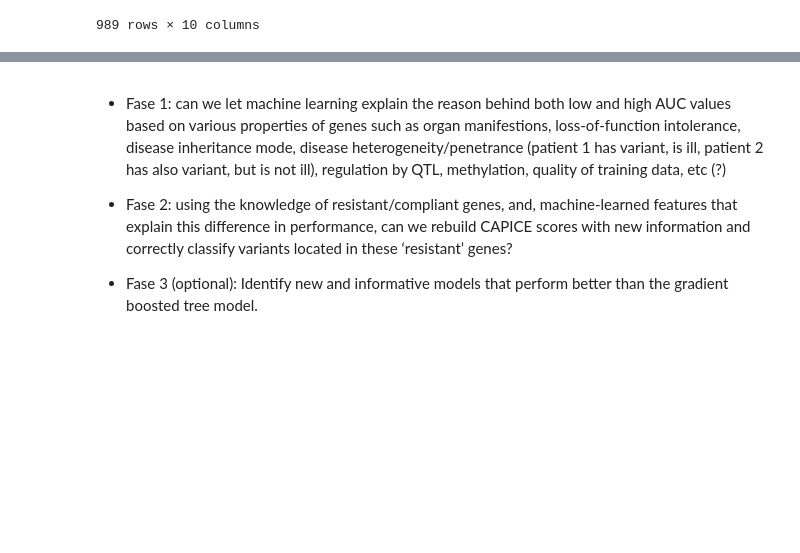
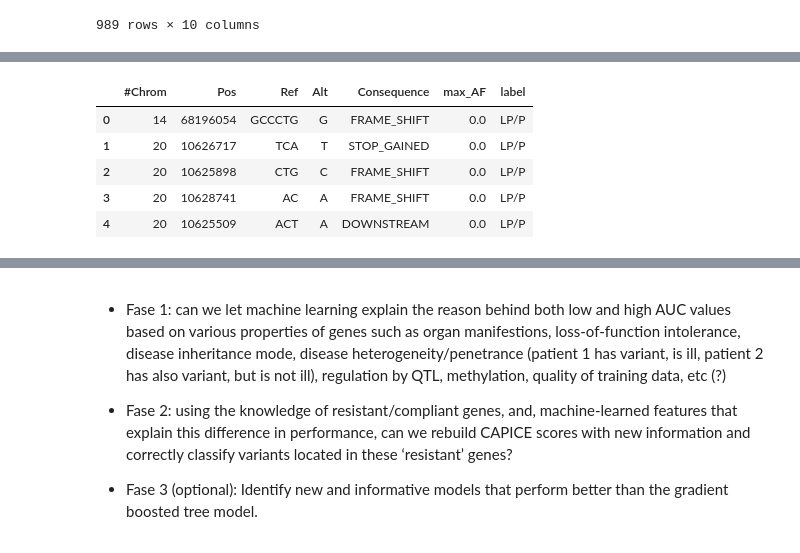
Before and after one commit to SietsmaRJ/dsls_master_thesis, a Jupyter notebook: side_scripts/detailed_data_visualization.ipynb, the cells around one changed output, grey strips where cells are left out. Drawn from its saved outputs; the diff is of its cells as text; code cells hidden in the pictures; blank space fills up the shorter version.

```diff
--- a/side_scripts/detailed_data_visualization.ipynb
+++ b/side_scripts/detailed_data_visualization.ipynb
@@ -523,0 +504,11 @@ plain_data.sort_values(by=['AUC'])
+# %%
+# Load in train data
+train_data = pd.read_csv(read_loc+"train.txt", sep='\t',header=0)
+train_data.head()
+# %% [output]
+|  | #Chrom | Pos | Ref | Alt | Consequence | max_AF | label |
+| 0 | 14 | 68196054 | GCCCTG | G | FRAME_SHIFT | 0.0 | LP/P |
+| 1 | 20 | 10626717 | TCA | T | STOP_GAINED | 0.0 | LP/P |
+| 2 | 20 | 10625898 | CTG | C | FRAME_SHIFT | 0.0 | LP/P |
+| 3 | 20 | 10628741 | AC | A | FRAME_SHIFT | 0.0 | LP/P |
+| 4 | 20 | 10625509 | ACT | A | DOWNSTREAM | 0.0 | LP/P |
```
Also changed, not shown: parts of 17 cells of this notebook, 1 other file.
